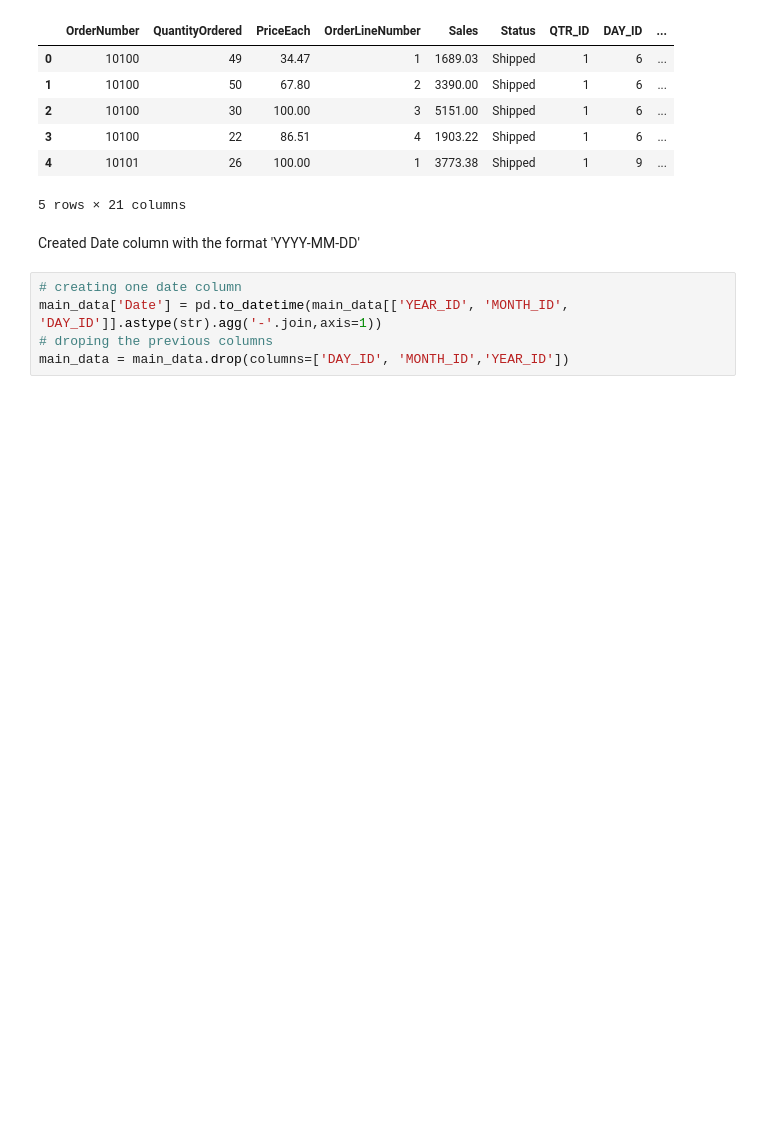
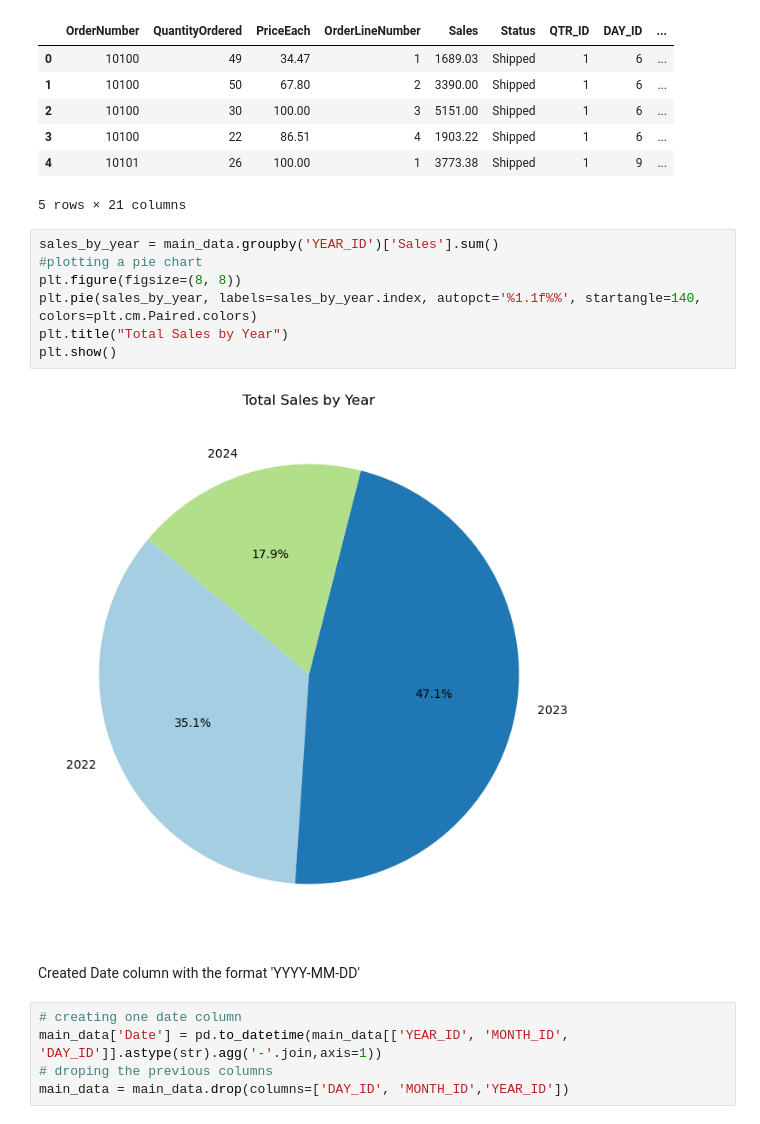
Before and after one commit to OjuokOchi/TOY-SALES-ANALYTICS, a Jupyter notebook: index.ipynb, the cells around one changed output. Cells and saved outputs as stored; diff of their text form; blank space fills up the shorter version.

```diff
--- a/index.ipynb
+++ b/index.ipynb
@@ -330,6 +330,15 @@ main_data.head()
 | 3 | 10100 | 22 | 86.51 | 4 | 1903.22 | Shipped | 1 | 6 | ... |
 | 4 | 10101 | 26 | 100.00 | 1 | 3773.38 | Shipped | 1 | 9 | ... |
 5 rows × 21 columns
+# %%
+sales_by_year = main_data.groupby('YEAR_ID')['Sales'].sum()
+#plotting a pie chart
+plt.figure(figsize=(8, 8))
+plt.pie(sales_by_year, labels=sales_by_year.index, autopct='%1.1f%%', startangle=140, colors=plt.cm.Paired.colors)
+plt.title("Total Sales by Year")
+plt.show()
+# %% [output]
+[figure, added]
 # %% [markdown]
 Created Date column with the format  'YYYY-MM-DD'
 # %%
```
